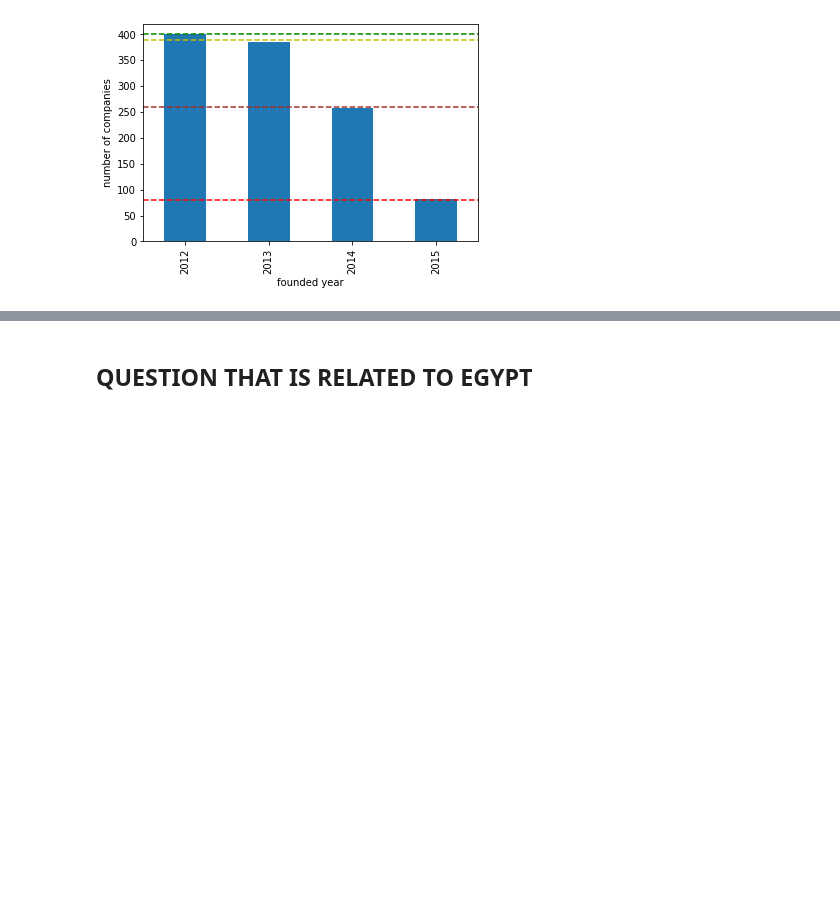
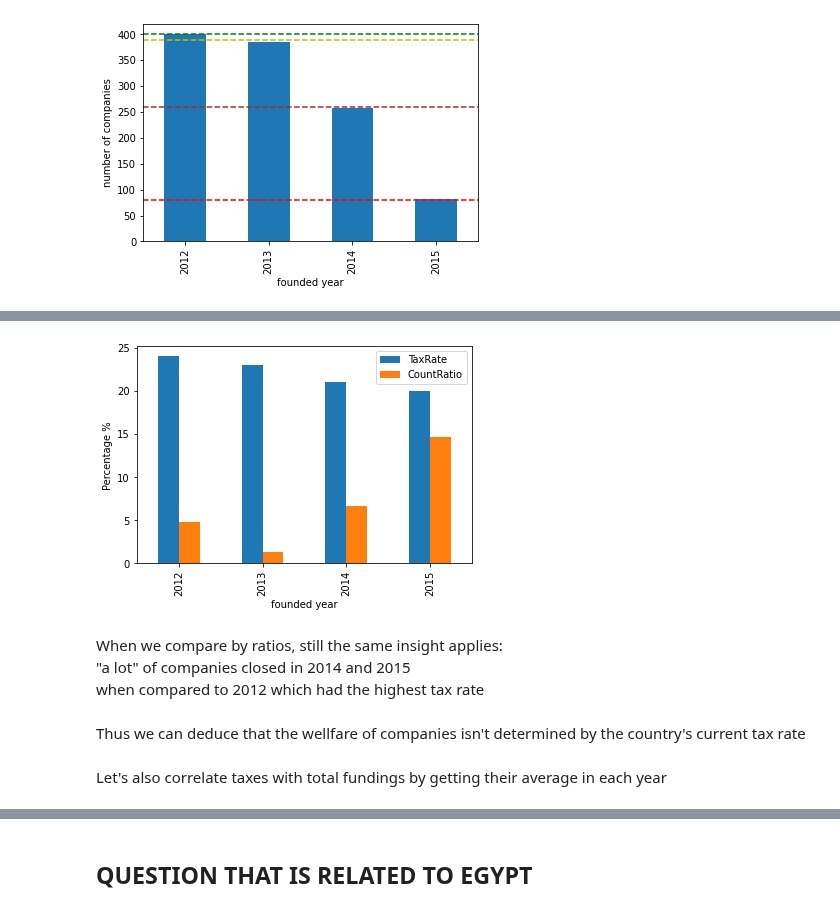
Before and after one commit to OdyAsh/StartupCompanies, a Jupyter notebook: Ashraf-Startup-Companies.ipynb, the cells around one changed output, grey strips where cells are left out. Cells and saved outputs as stored; diff of their text form; code cells hidden in the pictures; blank space fills up the shorter version.

```diff
--- a/Ashraf-Startup-Companies.ipynb
+++ b/Ashraf-Startup-Companies.ipynb
@@ -567,0 +650,6 @@ plt.xticks([2012,2013,2014,2015]);
+# %%
+gbrCompaniesAllStatus = (gbrCompaniesTaxes[['founded_at_year', 'TaxRate', 'company_permalink']]
+                            .groupby(['founded_at_year', 'TaxRate'])
+                            .count())
+gbrCompaniesAllStatus = gbrCompaniesAllStatus.reset_index()
+gbrCompaniesAllStatus
@@ -567,0 +662,3 @@ plt.xticks([2012,2013,2014,2015]);
+# %%
+gbrCompaniesClosed['CountRatio'] = 0.0
+gbrCompaniesClosed
@@ -567,0 +671,9 @@ plt.xticks([2012,2013,2014,2015]);
+# %%
+for i in range(len(gbrCompaniesClosed)):
+    gbrCompaniesClosed.at[i,'CountRatio'] = gbrCompaniesClosed.at[i,'company_permalink'] / gbrCompaniesAllStatus.at[i,'company_permalink']
+gbrCompaniesClosed['CountRatio'] *= 100 #converting ratio to percentage
+
+gbrCompaniesClosed.drop(columns=['company_permalink'], inplace=True)
+# %%
+gbrCompaniesClosed = gbrCompaniesClosed.round(1) #rounding percentage ('CountRatio') to 1 decimal point
+gbrCompaniesClosed
@@ -567,0 +686,14 @@ plt.xticks([2012,2013,2014,2015]);
+# %%
+gbrCompaniesClosed.set_index('founded_at_year').plot(kind='bar')
+plt.xlabel('founded year')
+plt.ylabel('Percentage %');
+# %% [output]
+[figure, added]
+# %% [markdown]
+When we compare by ratios, still the same insight applies: <br>
+"a lot" of companies closed in 2014 and 2015 <br>
+when compared to 2012 which had the highest tax rate
+# %% [markdown]
+Thus we can deduce that the wellfare of companies isn't determined by the country's current tax rate <br>
+# %% [markdown]
+Let's also correlate taxes with total fundings by getting their average in each year
```
Also changed, not shown: parts of 27 cells of this notebook.
